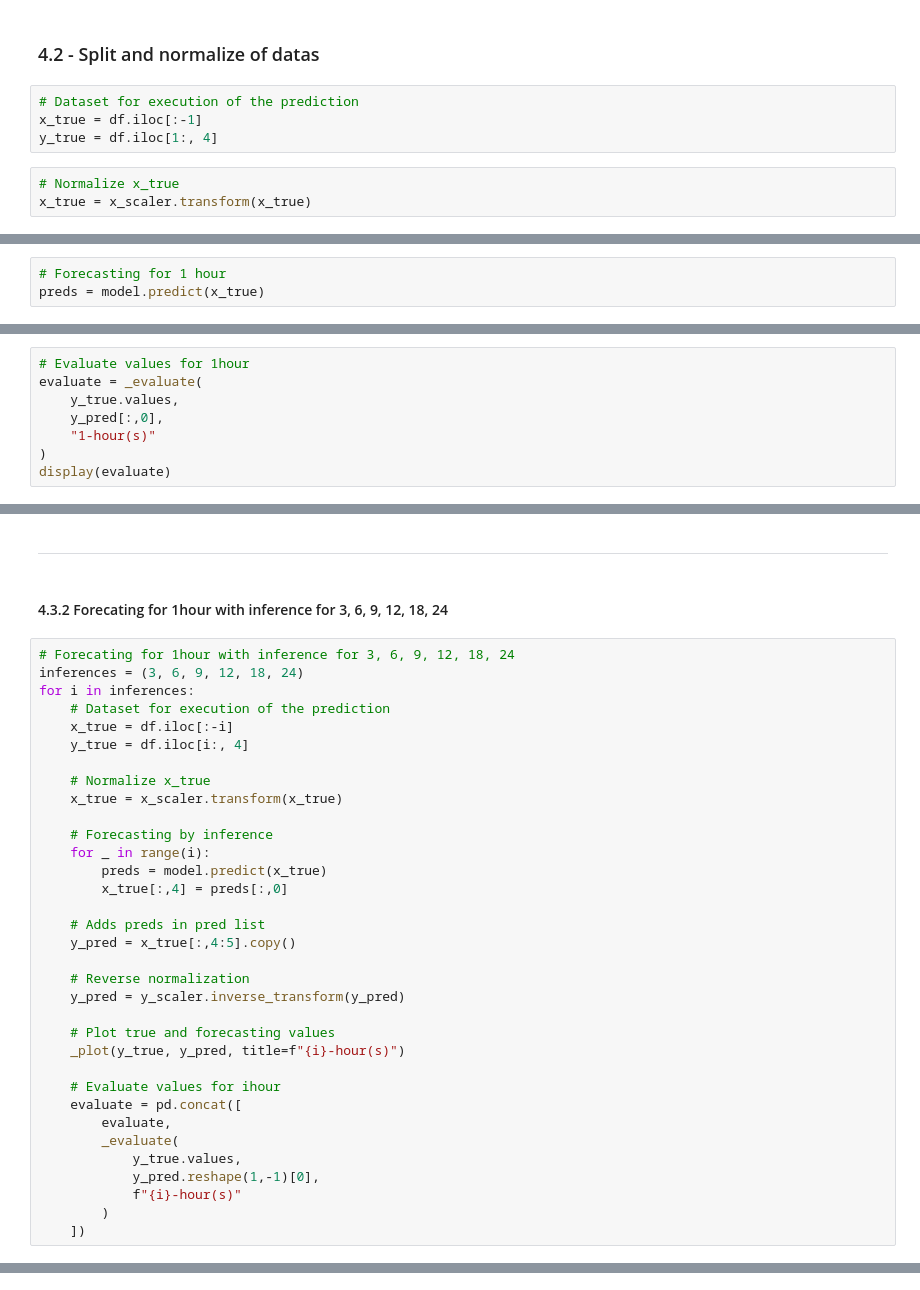
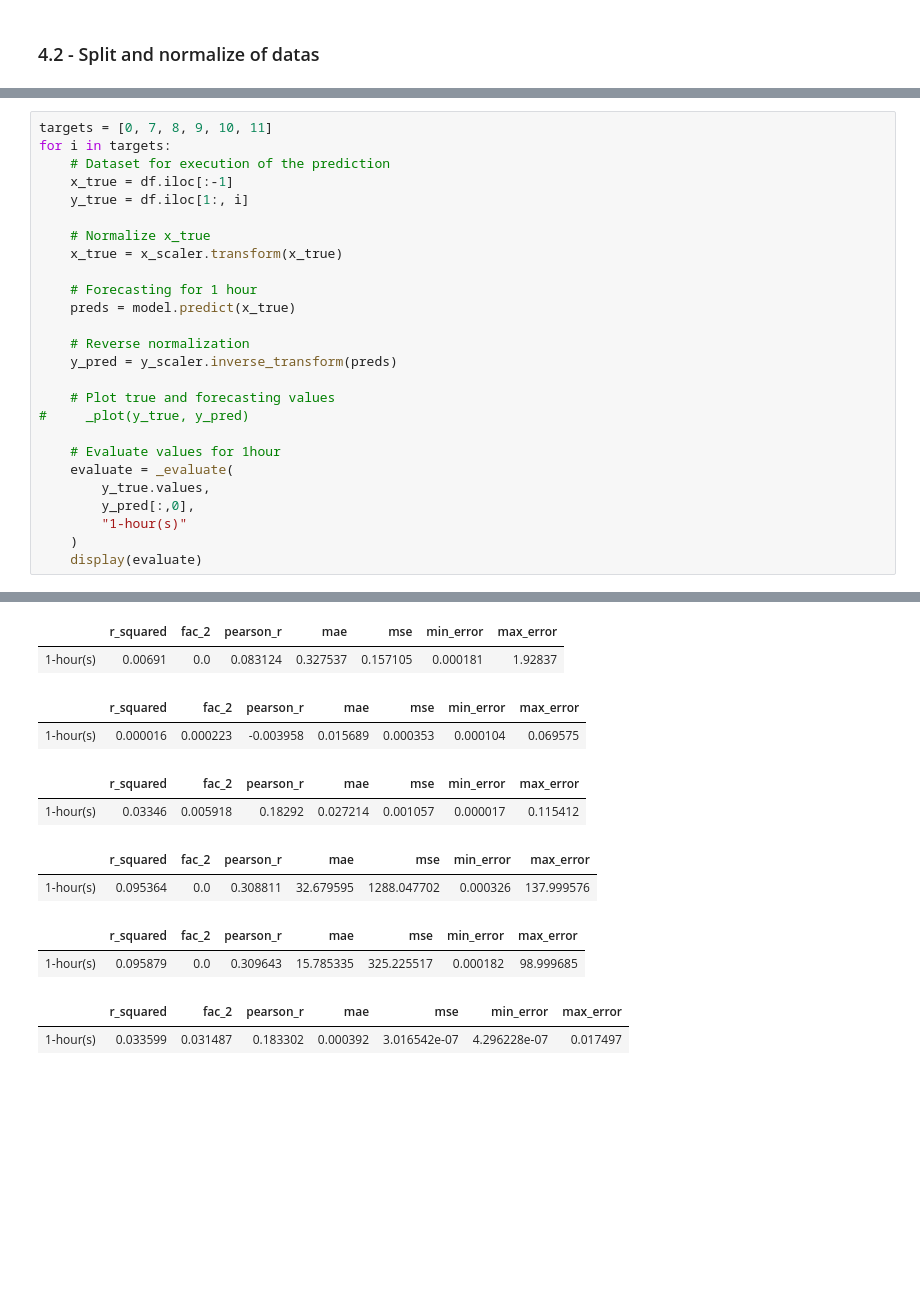
Before and after one commit to OzGabirus/nsa-dataanalysis, a Jupyter notebook: rna.ipynb, the cells around one changed output, grey strips where cells are left out. Cells and saved outputs as stored; diff of their text form; blank space fills up the shorter version.

```diff
--- a/rna.ipynb
+++ b/rna.ipynb
@@ -372,10 +345,3 @@ display(df)
 ---
 # %% [markdown]
 ### 4.2 - Split and normalize of datas
-# %%
-# Dataset for execution of the prediction
-x_true = df.iloc[:-1]
-y_true = df.iloc[1:, 4]
-# %%
-# Normalize x_true
-x_true = x_scaler.transform(x_true)
@@ -388,3 +347,0 @@ x_true = x_scaler.transform(x_true)
-# %%
-# Forecasting for 1 hour
-preds = model.predict(x_true)
@@ -399,8 +347,0 @@ _plot(y_true, y_pred)
-# %%
-# Evaluate values for 1hour
-evaluate = _evaluate(
-    y_true.values,
-    y_pred[:,0],
-    "1-hour(s)"
-)
-display(evaluate)
@@ -410,39 +348,27 @@ display(evaluate)
-# %% [markdown]
----
-# %% [markdown]
-#### 4.3.2 Forecating for 1hour with inference for 3, 6, 9, 12, 18, 24
 # %%
-# Forecating for 1hour with inference for 3, 6, 9, 12, 18, 24
-inferences = (3, 6, 9, 12, 18, 24)
-for i in inferences:
+targets = [0, 7, 8, 9, 10, 11]
+for i in targets:
     # Dataset for execution of the prediction
-    x_true = df.iloc[:-i]
-    y_true = df.iloc[i:, 4]
+    x_true = df.iloc[:-1]
+    y_true = df.iloc[1:, i]
 
     # Normalize x_true
     x_true = x_scaler.transform(x_true)
 
-    # Forecasting by inference
-    for _ in range(i):
-        preds = model.predict(x_true)
-        x_true[:,4] = preds[:,0]
-
-    # Adds preds in pred list
-    y_pred = x_true[:,4:5].copy()
+    # Forecasting for 1 hour
+    preds = model.predict(x_true)
 
     # Reverse normalization
-    y_pred = y_scaler.inverse_transform(y_pred)
+    y_pred = y_scaler.inverse_transform(preds)
 
     # Plot true and forecasting values
-    _plot(y_true, y_pred, title=f"{i}-hour(s)")
+#     _plot(y_true, y_pred)
 
-    # Evaluate values for ihour
-    evaluate = pd.concat([
-        evaluate,
-        _evaluate(
-            y_true.values,
-            y_pred.reshape(1,-1)[0],
-            f"{i}-hour(s)"
-        )
-    ])
+    # Evaluate values for 1hour
+    evaluate = _evaluate(
+        y_true.values,
+        y_pred[:,0],
+        "1-hour(s)"
+    )
+    display(evaluate)
 # %% [output]
@@ -454,0 +375,12 @@ for i in inferences:
+|  | r_squared | fac_2 | pearson_r | mae | mse | min_error | max_error |
+| 1-hour(s) | 0.00691 | 0.0 | 0.083124 | 0.327537 | 0.157105 | 0.000181 | 1.92837 |
+|  | r_squared | fac_2 | pearson_r | mae | mse | min_error | max_error |
+| 1-hour(s) | 0.000016 | 0.000223 | -0.003958 | 0.015689 | 0.000353 | 0.000104 | 0.069575 |
+|  | r_squared | fac_2 | pearson_r | mae | mse | min_error | max_error |
+| 1-hour(s) | 0.03346 | 0.005918 | 0.18292 | 0.027214 | 0.001057 | 0.000017 | 0.115412 |
+|  | r_squared | fac_2 | pearson_r | mae | mse | min_error | max_error |
+| 1-hour(s) | 0.095364 | 0.0 | 0.308811 | 32.679595 | 1288.047702 | 0.000326 | 137.999576 |
+|  | r_squared | fac_2 | pearson_r | mae | mse | min_error | max_error |
+| 1-hour(s) | 0.095879 | 0.0 | 0.309643 | 15.785335 | 325.225517 | 0.000182 | 98.999685 |
+|  | r_squared | fac_2 | pearson_r | mae | mse | min_error | max_error |
+| 1-hour(s) | 0.033599 | 0.031487 | 0.183302 | 0.000392 | 3.016542e-07 | 4.296228e-07 | 0.017497 |
```
Also changed, not shown: parts of 17 cells of this notebook.
